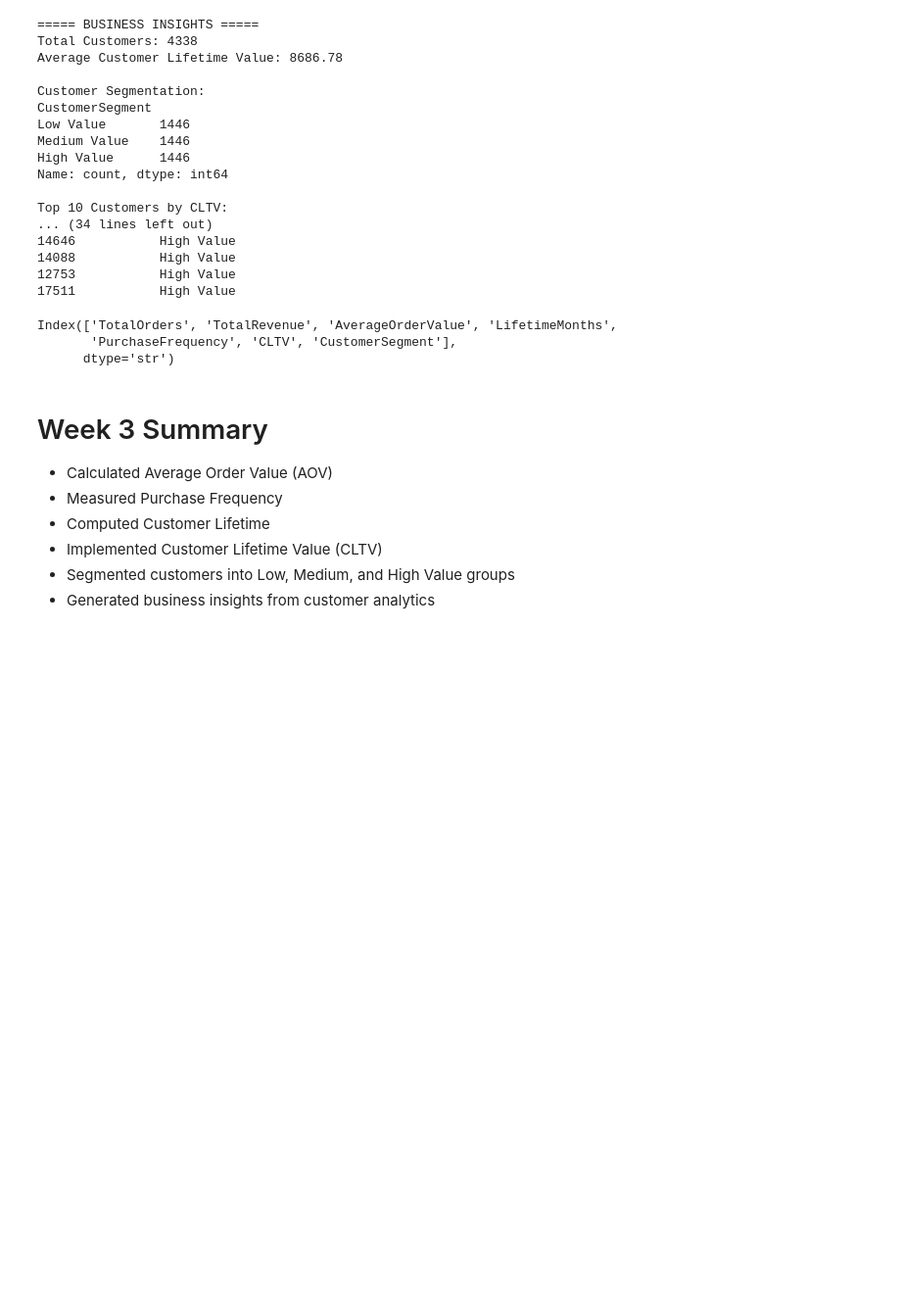
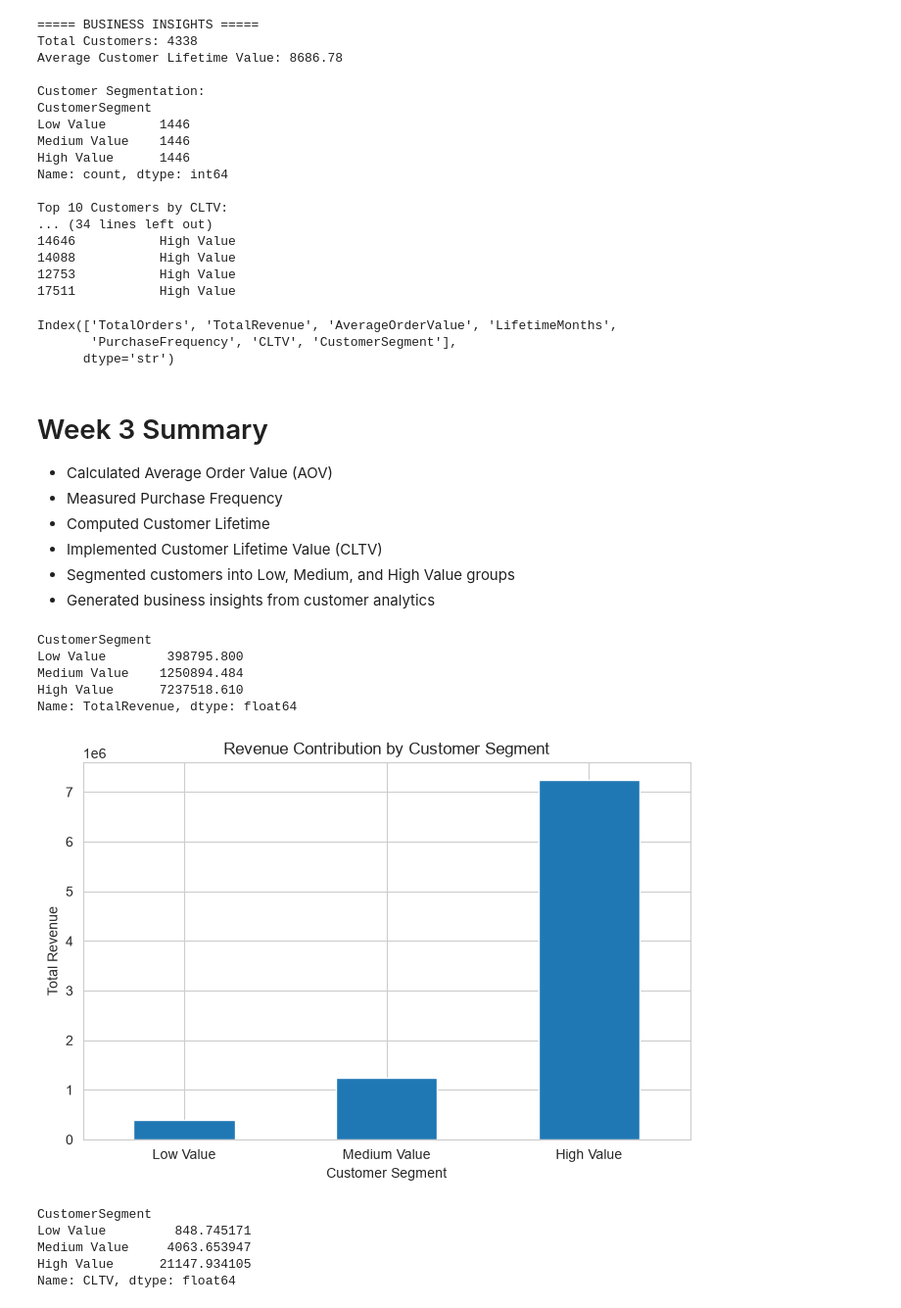
Before and after one commit to vedants0307/SaaS-Cohort-CLTV-Analysis, a Jupyter notebook: notebooks/Cohort_Analysis.ipynb, the cells around one changed output. Shown at 98% size. Cells and saved outputs as stored; diff of their text form; code cells hidden in the pictures; blank space fills up the shorter version.

Commit message:
Complete Week 4 visualizations and strategic business insights

```diff
--- a/notebooks/Cohort_Analysis.ipynb
+++ b/notebooks/Cohort_Analysis.ipynb
@@ -562,3 +562,39 @@ Index(['TotalOrders', 'TotalRevenue', 'AverageOrderValue', 'LifetimeMonths',
 - Implemented Customer Lifetime Value (CLTV)
 - Segmented customers into Low, Medium, and High Value groups
 - Generated business insights from customer analytics
+# %%
+segment_revenue = customer_summary.groupby("CustomerSegment")["TotalRevenue"].sum()
+
+segment_revenue
+# %% [output]
+CustomerSegment
+Low Value        398795.800
+Medium Value    1250894.484
+High Value      7237518.610
+Name: TotalRevenue, dtype: float64
+# %%
+import matplotlib.pyplot as plt
+
+plt.figure(figsize=(8,5))
+
+segment_revenue.plot(kind="bar")
+
+plt.title("Revenue Contribution by Customer Segment")
+plt.xlabel("Customer Segment")
+plt.ylabel("Total Revenue")
+
+plt.xticks(rotation=0)
+
+plt.show()
+# %% [output]
+[figure, added]
+# %%
+segment_cltv = customer_summary.groupby("CustomerSegment")["CLTV"].mean()
+
+segment_cltv
+# %% [output]
+CustomerSegment
+Low Value         848.745171
+Medium Value     4063.653947
+High Value      21147.934105
+Name: CLTV, dtype: float64
```
Also changed, not shown: parts of 13 cells of this notebook, 2 other files.
